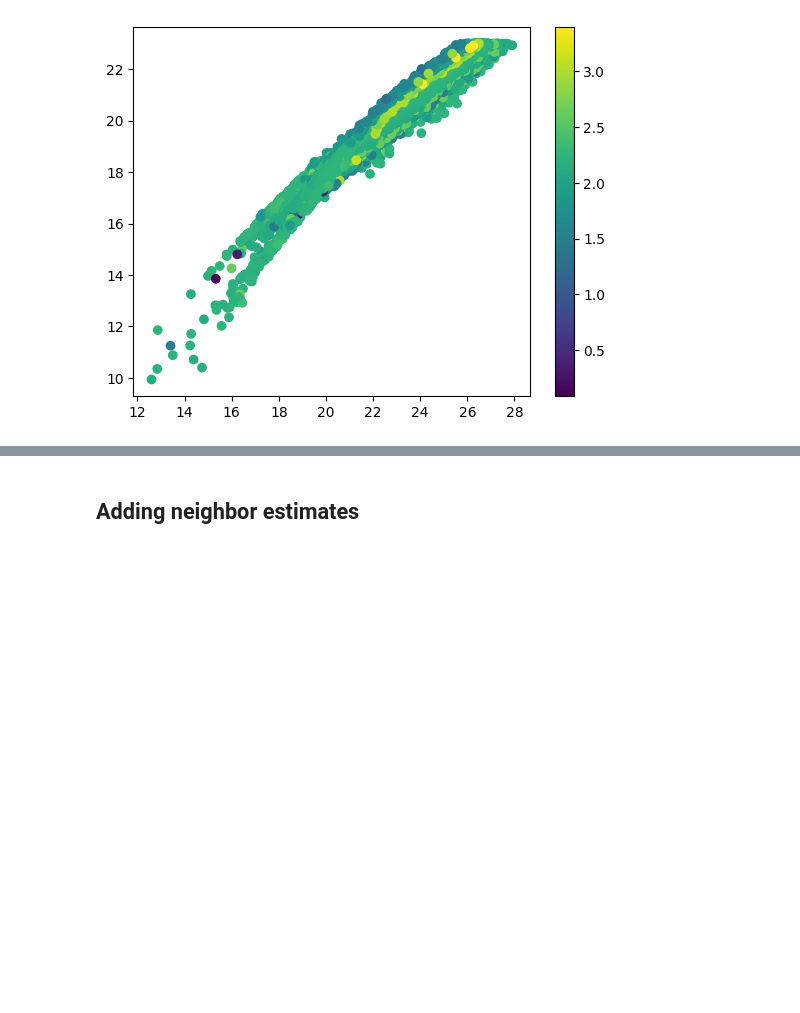
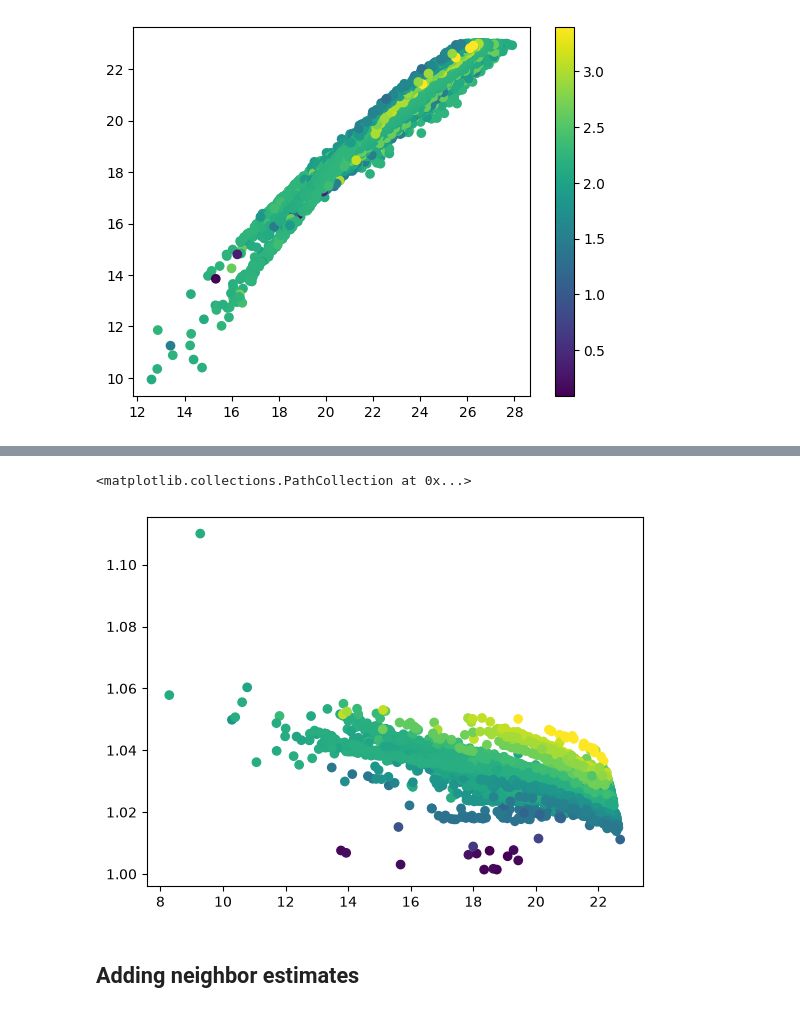
Before and after one commit to emilyhunt/gaianir-open-clusters, a Jupyter notebook: prototypes/synthpop/run_synthpop.ipynb, the cells around one changed output, grey strips where cells are left out. Drawn from its saved outputs; the diff is of its cells as text; code cells hidden in the pictures; blank space fills up the shorter version.

```diff
--- a/prototypes/synthpop/run_synthpop.ipynb
+++ b/prototypes/synthpop/run_synthpop.ipynb
@@ -313,3 +296,8 @@ plt.colorbar()
+# %%
+plt.scatter(result['2MASS_J'], result['N'] / result['2MASS_J'], c=result['extinction'])
+# %% [output]
+<matplotlib.collections.PathCollection at 0x...>
+[figure, added]
 # %% [markdown]
 ## Adding neighbor estimates
 # %%
```
Also changed, not shown: parts of 10 cells of this notebook, 1 other file.
